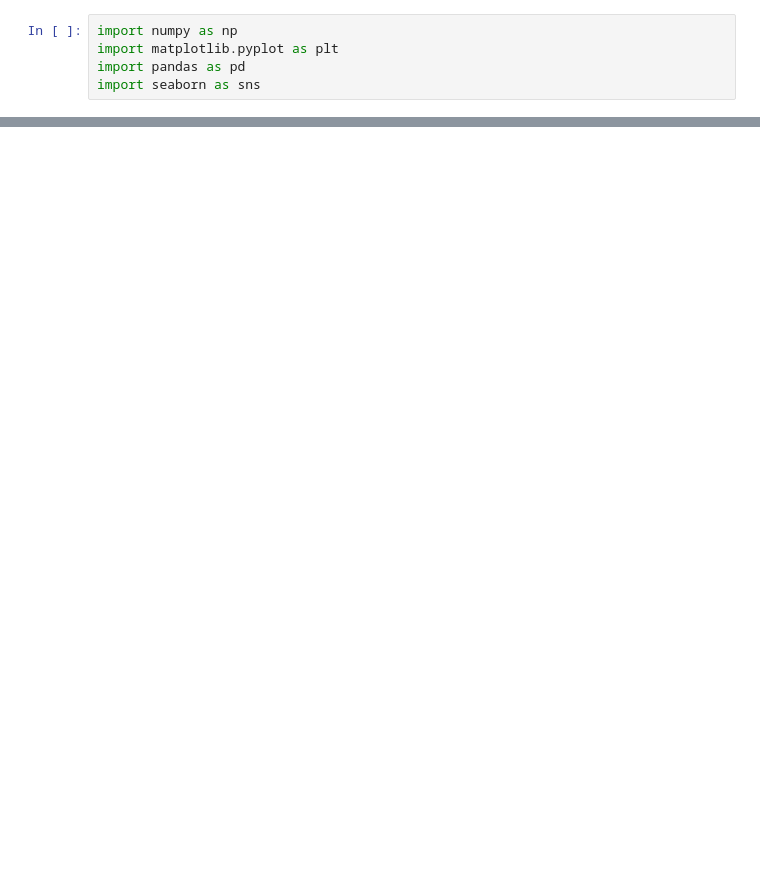
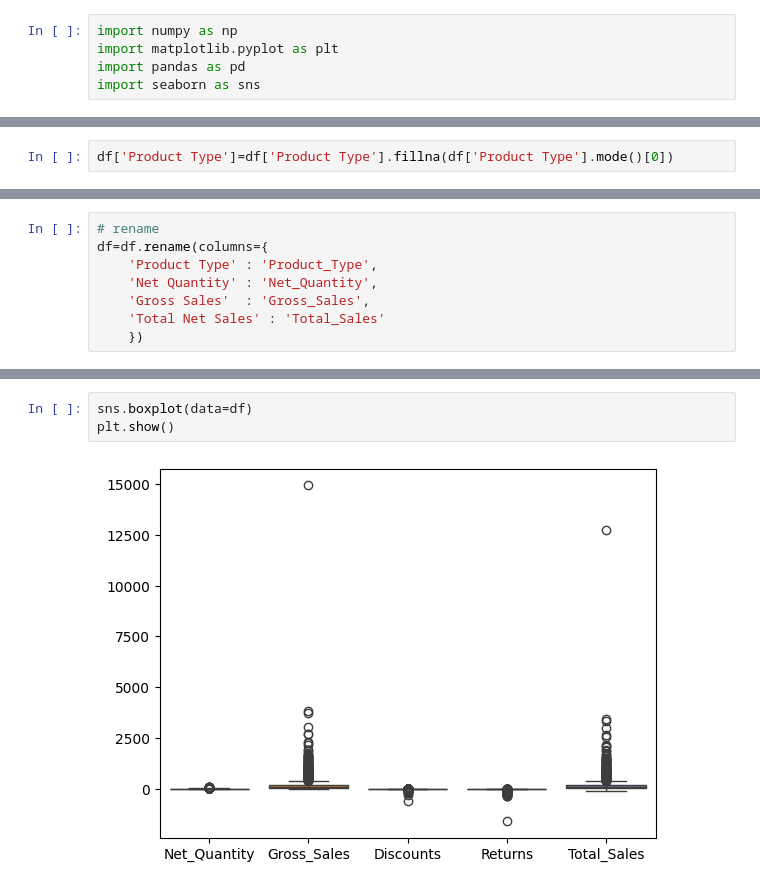
Before and after one commit to Huda-Kc/Data-Science-Portfolio, a Jupyter notebook: EDA/eda_project.ipynb, the cells around one changed output, grey strips where cells are left out. Cells and saved outputs as stored; diff of their text form; blank space fills up the shorter version.

```diff
--- a/EDA/eda_project.ipynb
+++ b/EDA/eda_project.ipynb
@@ -22,0 +157,2 @@ df
+# %%
+df['Product Type']=df['Product Type'].fillna(df['Product Type'].mode()[0])
@@ -22,0 +166,8 @@ df
+# %%
+# rename
+df=df.rename(columns={
+    'Product Type' : 'Product_Type',
+    'Net Quantity' : 'Net_Quantity',
+    'Gross Sales'  : 'Gross_Sales',
+    'Total Net Sales' : 'Total_Sales'
+    })
@@ -22,0 +229,5 @@ df
+# %%
+sns.boxplot(data=df)
+plt.show()
+# %% [output]
+[figure, added]
```
Also changed, not shown: parts of 110 cells of this notebook, 20 other files.
